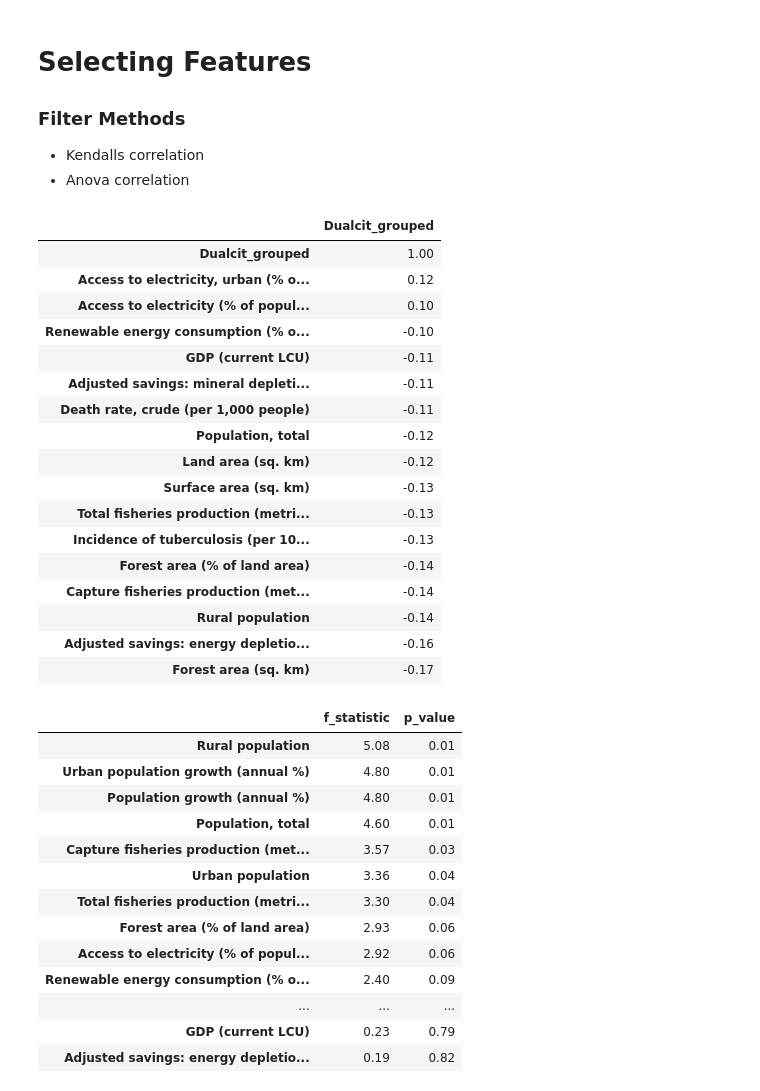
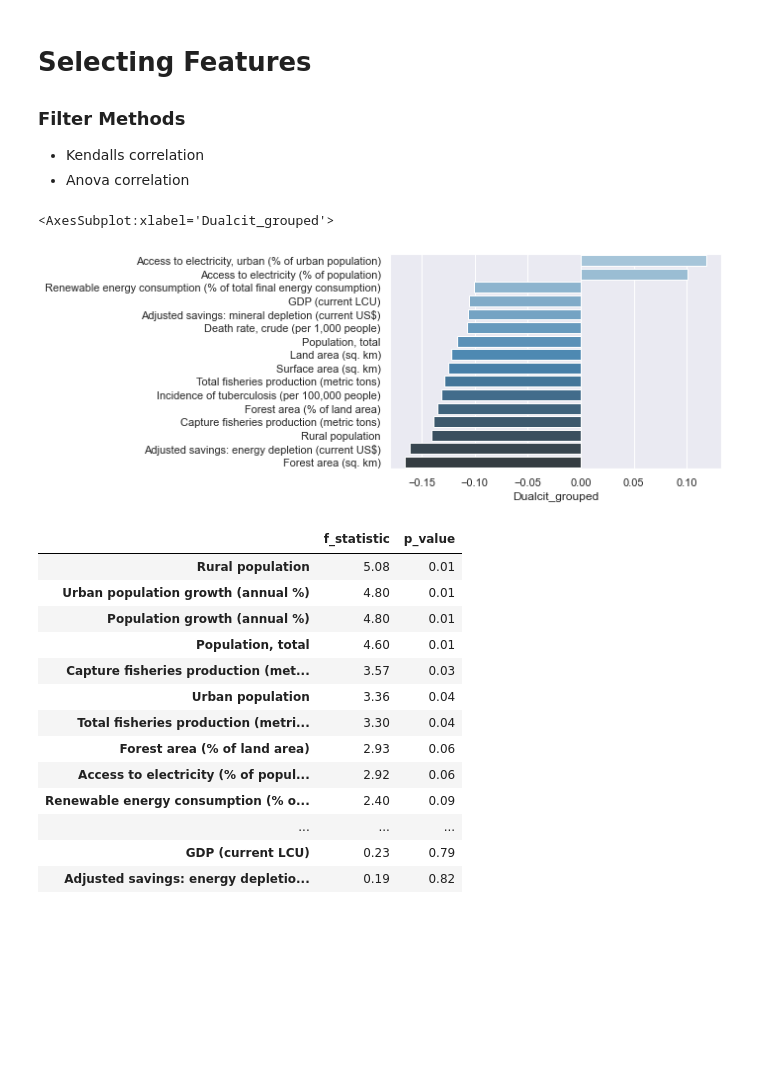
Before and after one commit to Lucas-Correa/Stats_Banner, a Jupyter notebook: Dual_City/notebooks/Merge and Fill Na.ipynb, the cells around one changed output. Drawn from its saved outputs; the diff is of its cells as text; code cells hidden in the pictures; blank space fills up the shorter version.

```diff
--- a/Dual_City/notebooks/Merge and Fill Na.ipynb
+++ b/Dual_City/notebooks/Merge and Fill Na.ipynb
@@ -197,26 +200,13 @@ wdi_scaled.iloc[:,:-1] = scaler.fit_transform(wdi_scaled.iloc[:,:-1])
 # %%
 cor_kendall = wdi_scaled.corr(method ='kendall')
 cor_kendall = cor_kendall[['Dualcit_grouped']].sort_values('Dualcit_grouped',ascending=False)
-cor_kendall.loc[cor_kendall.Dualcit_grouped.abs()>0.1]
+z = cor_kendall.loc[(cor_kendall.Dualcit_grouped.abs()>0.1)&
+                   (cor_kendall.Dualcit_grouped.abs()<1)]
-# %% [output]
-|  | Dualcit_grouped |
-| Dualcit_grouped | 1.00 |
-| Access to electricity, urban (% o... | 0.12 |
-| Access to electricity (% of popul... | 0.10 |
-| Renewable energy consumption (% o... | -0.10 |
-| GDP (current LCU) | -0.11 |
-| Adjusted savings: mineral depleti... | -0.11 |
-| Death rate, crude (per 1,000 people) | -0.11 |
-| Population, total | -0.12 |
-| Land area (sq. km) | -0.12 |
-| Surface area (sq. km) | -0.13 |
-| Total fisheries production (metri... | -0.13 |
-| Incidence of tuberculosis (per 10... | -0.13 |
-| Forest area (% of land area) | -0.14 |
-| Capture fisheries production (met... | -0.14 |
-| Rural population | -0.14 |
-| Adjusted savings: energy depletio... | -0.16 |
-| Forest area (sq. km) | -0.17 |
+# %%
+sns.barplot(data=z,y=z.index,x='Dualcit_grouped',palette="Blues_d")
+# %% [output]
+<AxesSubplot:xlabel='Dualcit_grouped'>
+[figure, added]
 # %%
 f_st = pd.Series(f_classif(wdi_scaled.iloc[:,:-1], wdi_scaled[['Dualcit_grouped']])[0],index=wdi_scaled.iloc[:,:-1].columns,name='f_statistic')
 p_val = pd.Series(f_classif(wdi_scaled.iloc[:,:-1], wdi_scaled[['Dualcit_grouped']])[1],index=wdi_scaled.iloc[:,:-1].columns,name='p_value')
```
Also changed, not shown: parts of 28 cells of this notebook.
